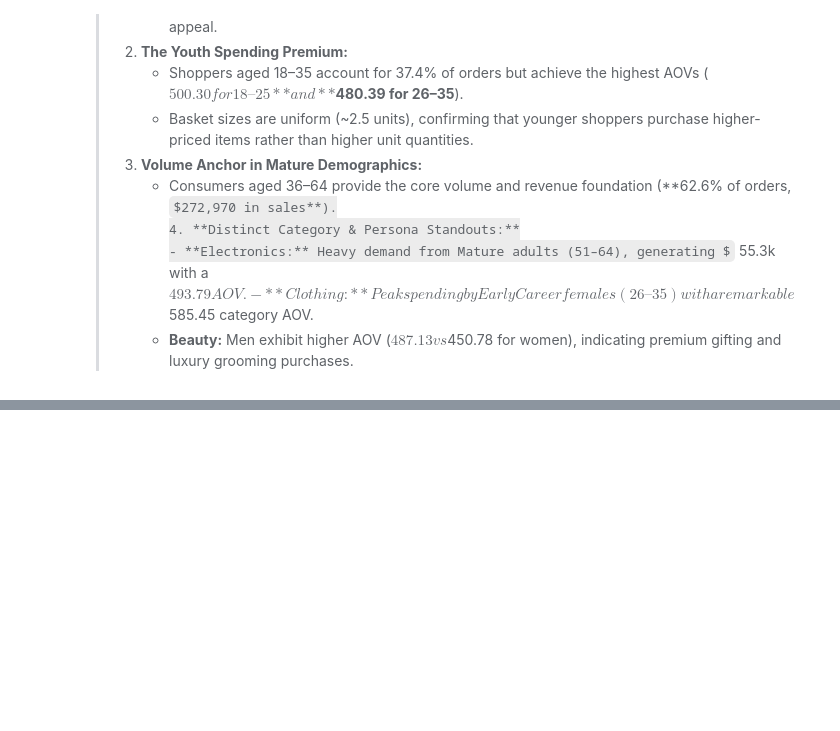
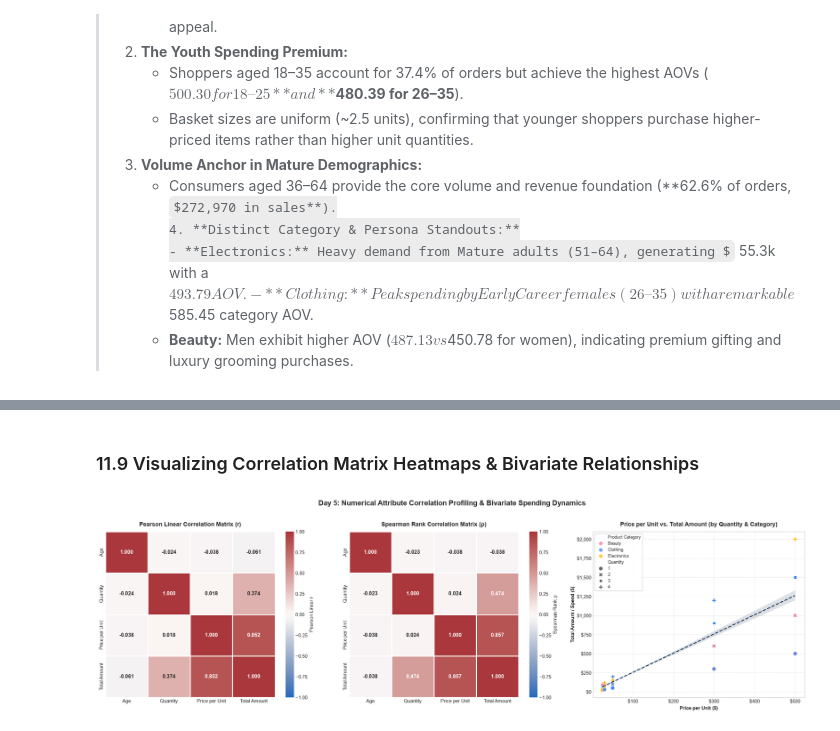
Before and after one commit to addu91577-sketch/OIBSIP, a Jupyter notebook: DataAnalytics-L1-EDARetailSales/Notebooks/01_retail_sales_eda.ipynb, the cells around one changed output, grey strips where cells are left out. Cells and saved outputs as stored; diff of their text form; code cells hidden in the pictures; some formulas as TeX source; blank space fills up the shorter version.

```diff
--- a/DataAnalytics-L1-EDARetailSales/Notebooks/01_retail_sales_eda.ipynb
+++ b/DataAnalytics-L1-EDARetailSales/Notebooks/01_retail_sales_eda.ipynb
@@ -1350,0 +1717,77 @@ Chart successfully saved to: ..\screenshots\10_age_gender_spending_matrix.png
+# %% [markdown]
+### 11.9 Visualizing Correlation Matrix Heatmaps & Bivariate Relationships
+# %%
+fig, (ax1, ax2, ax3) = plt.subplots(1, 3, figsize=(22, 6.5))
+fig.suptitle('Day 5: Numerical Attribute Correlation Profiling & Bivariate Spending Dynamics', fontsize=16, fontweight='bold', y=1.02)
+
+# Panel 1: Pearson Correlation Heatmap
+sns.heatmap(
+    pearson_corr,
+    annot=True,
+    fmt='.3f',
+    cmap='vlag',
+    vmin=-1,
+    vmax=1,
+    center=0,
+    cbar_kws={'label': 'Pearson Linear r'},
+    linewidths=2,
+    linecolor='white',
+    annot_kws={'fontsize': 11.5, 'fontweight': 'bold'},
+    ax=ax1
+)
+ax1.set_title('Pearson Linear Correlation Matrix (r)', fontsize=13, fontweight='bold', pad=12)
+ax1.tick_params(labelsize=10.5)
+
+# Panel 2: Spearman Rank Correlation Heatmap
+sns.heatmap(
+    spearman_corr,
+    annot=True,
+    fmt='.3f',
+    cmap='vlag',
+    vmin=-1,
+    vmax=1,
+    center=0,
+    cbar_kws={'label': 'Spearman Rank \u03c1'},
+    linewidths=2,
+    linecolor='white',
+    annot_kws={'fontsize': 11.5, 'fontweight': 'bold'},
+    ax=ax2
+)
+ax2.set_title('Spearman Rank Correlation Matrix (\u03c1)', fontsize=13, fontweight='bold', pad=12)
+ax2.tick_params(labelsize=10.5)
+
+# Panel 3: Scatter & Regression of Price per Unit vs Total Amount
+sns.scatterplot(
+    data=df,
+    x='Price per Unit',
+    y='Total Amount',
+    hue='Product Category',
+    palette=cat_colors,
+    style='Quantity',
+    s=75,
+    alpha=0.75,
+    ax=ax3
+)
+sns.regplot(
+    data=df,
+    x='Price per Unit',
+    y='Total Amount',
+    scatter=False,
+    ax=ax3,
+    color='#1d3557',
+    line_kws={'linestyle': '--', 'linewidth': 2, 'label': 'Linear Fit (r = 0.852)'}
+)
+ax3.set_title('Price per Unit vs. Total Amount (by Quantity & Category)', fontsize=13, fontweight='bold', pad=12)
+ax3.set_xlabel('Price per Unit ($)', fontsize=11, fontweight='bold')
+ax3.set_ylabel('Total Amount / Spend ($)', fontsize=11, fontweight='bold')
+ax3.xaxis.set_major_formatter(ticker.StrMethodFormatter('${x:,.0f}'))
+ax3.yaxis.set_major_formatter(ticker.StrMethodFormatter('${x:,.0f}'))
+ax3.legend(frameon=True, facecolor='white', framealpha=0.9, loc='upper left', fontsize=9)
+ax3.grid(True, linestyle='--', alpha=0.5)
+
+plt.tight_layout()
+chart_13_path = os.path.join(screenshots_dir, '13_numerical_correlation_heatmaps.png')
+plt.savefig(chart_13_path, dpi=300, bbox_inches='tight')
+plt.show()
+# %% [output]
+[figure, added]
```
Also changed, not shown: parts of 17 cells of this notebook, 4 other files.
